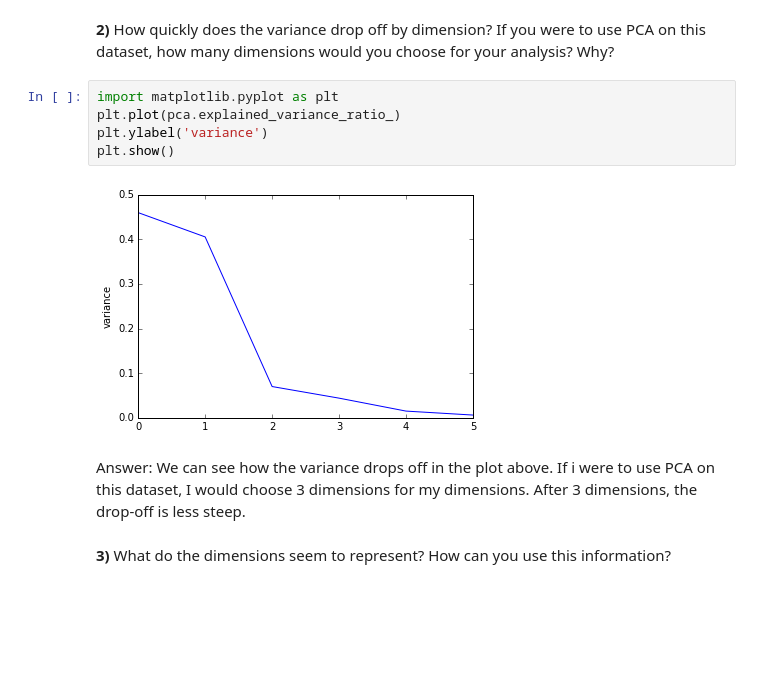
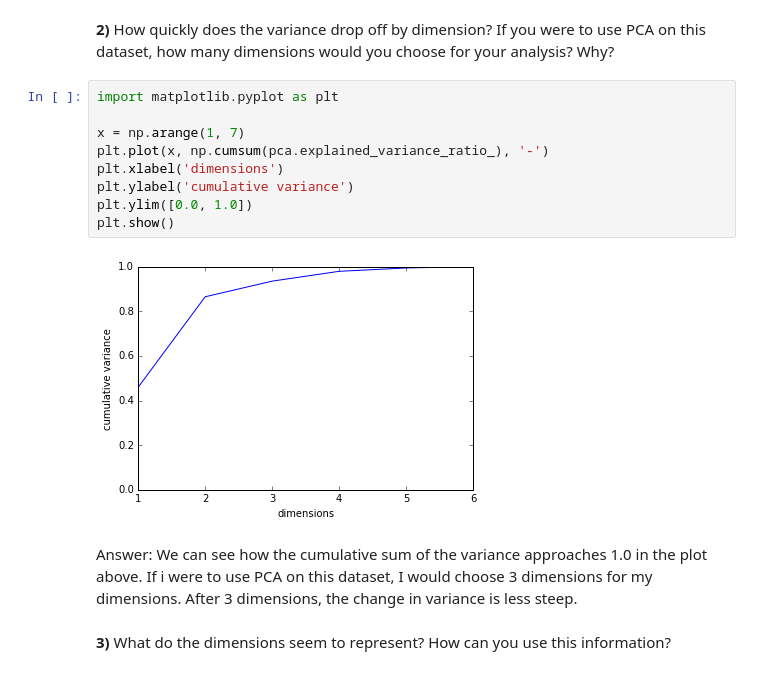
Before and after one commit to paul-reiners/customer-segments, a Jupyter notebook: customer_segments.ipynb, the cells around one changed output. Saved outputs shown, nothing was run; the diff lists cells and outputs as text; blank space fills up the shorter version.

```diff
--- a/customer_segments.ipynb
+++ b/customer_segments.ipynb
@@ -90,13 +90,17 @@ print pca.explained_variance_ratio_
 **2)** How quickly does the variance drop off by dimension? If you were to use PCA on this dataset, how many dimensions would you choose for your analysis? Why?
 # %%
 import matplotlib.pyplot as plt
-plt.plot(pca.explained_variance_ratio_)
-plt.ylabel('variance')
+
+x = np.arange(1, 7)
+plt.plot(x, np.cumsum(pca.explained_variance_ratio_), '-')
+plt.xlabel('dimensions')
+plt.ylabel('cumulative variance')
+plt.ylim([0.0, 1.0])
 plt.show()
 # %% [output]
-[figure, old version]
+[figure, new version]
 # %% [markdown]
-Answer: We can see how the variance drops off in the plot above.  If i were to use PCA on this dataset, I would choose 3 dimensions for my dimensions.  After 3 dimensions, the drop-off is less steep.
+Answer: We can see how the cumulative sum of the variance approaches 1.0 in the plot above.  If i were to use PCA on this dataset, I would choose 3 dimensions for my dimensions.  After 3 dimensions, the change in variance is less steep.
 # %% [markdown]
 **3)** What do the dimensions seem to represent? How can you use this information?
 # %%
```
